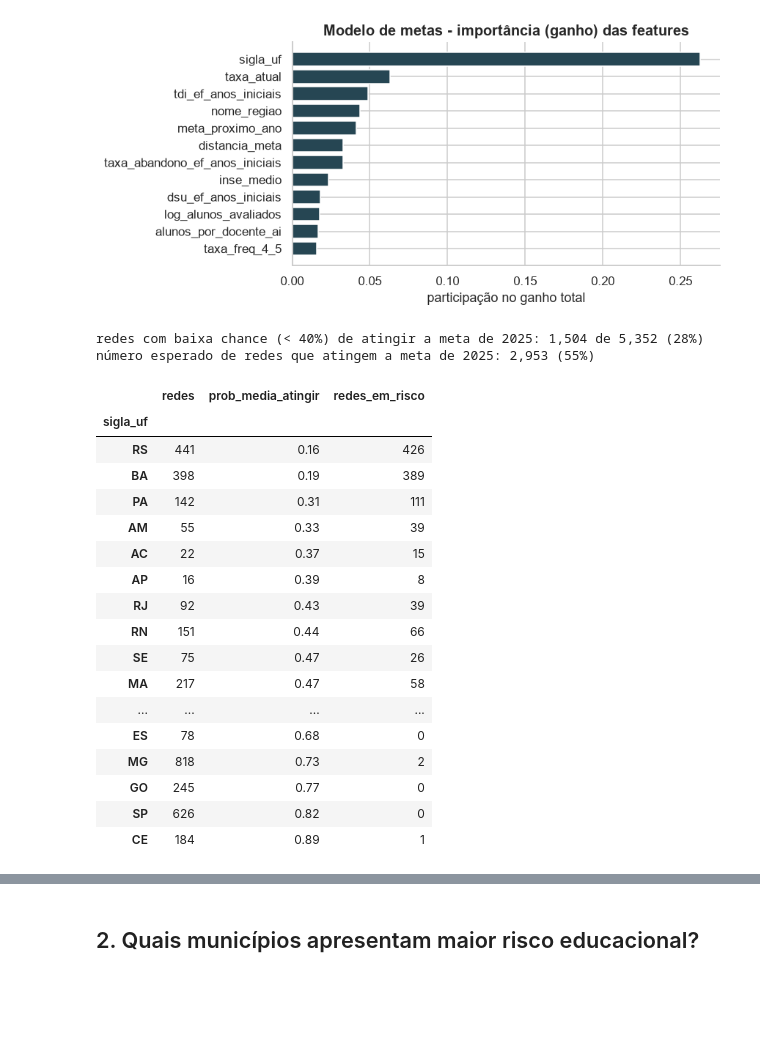
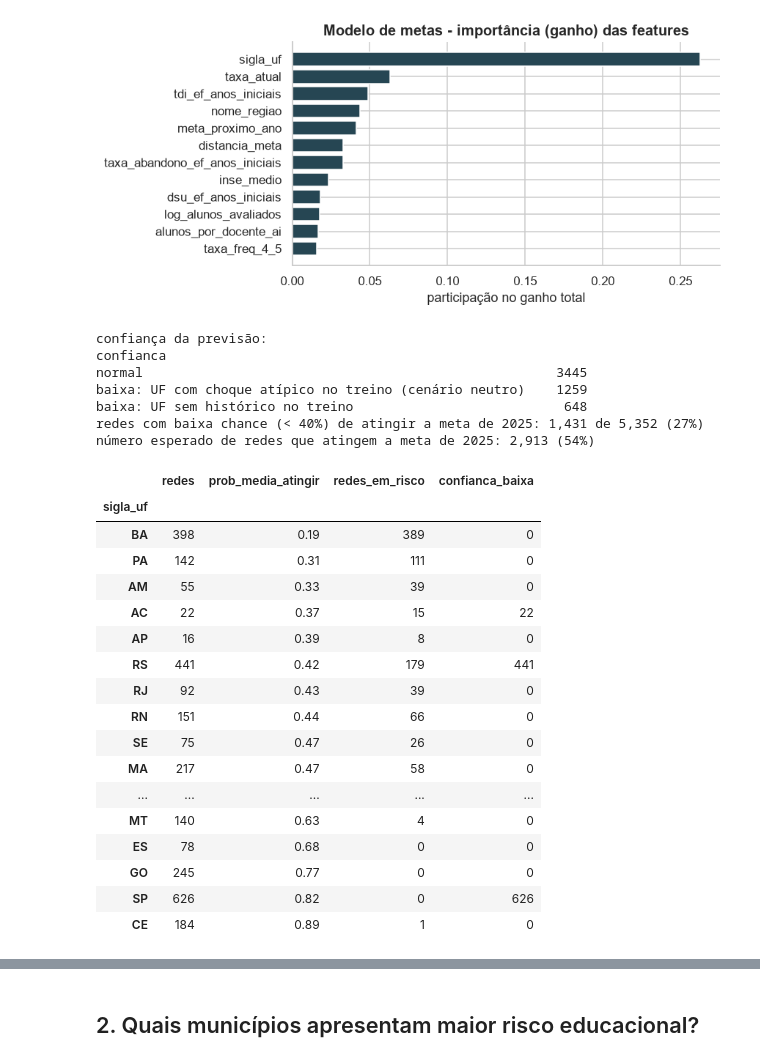
Before and after one commit to eliaslopesjr1-maker/tech-challenge-fase3-alfabetizacao, a Jupyter notebook: notebooks/04_aplicacao_estrategica.ipynb, the cells around one changed output, grey strips where cells are left out. Drawn from its saved outputs; the diff is of its cells as text; code cells hidden in the pictures; blank space fills up the shorter version.

```diff
--- a/notebooks/04_aplicacao_estrategica.ipynb
+++ b/notebooks/04_aplicacao_estrategica.ipynb
@@ -87,6 +111,8 @@ sensibilidade.round(2)
 # %%
-pipeline_metas, proba_meta_2025 = mm.treinar_e_prever(treino_metas, futuro)
-futuro["proba_atingir_meta_2025"] = proba_meta_2025
+pipeline_metas, _ = mm.treinar_e_prever(treino_metas, futuro)
+cenarios = mm.prever_com_cenarios(treino_metas, futuro)
+futuro = futuro.join(cenarios)
+futuro["proba_atingir_meta_2025"] = futuro["proba_atingir_meta"]
 
 nomes_features = pipeline_metas.named_steps["prep"].get_feature_names_out()
 importancia = (
@@ -104,34 +130,42 @@ grafico_barras(importancia, top=12, titulo="Modelo de metas - importância (ganh
 # %%
 previsao_uf = futuro.groupby("sigla_uf").agg(
     redes=("id_municipio", "size"),
     prob_media_atingir=("proba_atingir_meta_2025", "mean"),
     redes_em_risco=("proba_atingir_meta_2025", lambda p: (p < 0.4).sum()),
+    confianca_baixa=("confianca", lambda c: (c != "normal").sum()),
 ).sort_values("prob_media_atingir")
+print("confiança da previsão:")
+print(futuro["confianca"].value_counts().to_string())
 print(f"redes com baixa chance (< 40%) de atingir a meta de 2025: {(futuro['proba_atingir_meta_2025'] < 0.4).sum():,} "
       f"de {len(futuro):,} ({(futuro['proba_atingir_meta_2025'] < 0.4).mean():.0%})")
 print(f"número esperado de redes que atingem a meta de 2025: {futuro['proba_atingir_meta_2025'].sum():,.0f} "
       f"({futuro['proba_atingir_meta_2025'].mean():.0%})")
 previsao_uf.round(2)
 # %% [output]
-redes com baixa chance (< 40%) de atingir a meta de 2025: 1,504 de 5,352 (28%)
-número esperado de redes que atingem a meta de 2025: 2,953 (55%)
+confiança da previsão:
+confianca
+normal                                                     3445
+baixa: UF com choque atípico no treino (cenário neutro)    1259
+baixa: UF sem histórico no treino                           648
+redes com baixa chance (< 40%) de atingir a meta de 2025: 1,431 de 5,352 (27%)
+número esperado de redes que atingem a meta de 2025: 2,913 (54%)
-|  | redes | prob_media_atingir | redes_em_risco |
-| sigla_uf |  |  |  |
-| RS | 441 | 0.16 | 426 |
-| BA | 398 | 0.19 | 389 |
-| PA | 142 | 0.31 | 111 |
-| AM | 55 | 0.33 | 39 |
-| AC | 22 | 0.37 | 15 |
-| AP | 16 | 0.39 | 8 |
-| RJ | 92 | 0.43 | 39 |
-| RN | 151 | 0.44 | 66 |
-| SE | 75 | 0.47 | 26 |
-| MA | 217 | 0.47 | 58 |
-| ... | ... | ... | ... |
-| ES | 78 | 0.68 | 0 |
-| MG | 818 | 0.73 | 2 |
-| GO | 245 | 0.77 | 0 |
-| SP | 626 | 0.82 | 0 |
-| CE | 184 | 0.89 | 1 |
+|  | redes | prob_media_atingir | redes_em_risco | confianca_baixa |
+| sigla_uf |  |  |  |  |
+| BA | 398 | 0.19 | 389 | 0 |
+| PA | 142 | 0.31 | 111 | 0 |
+| AM | 55 | 0.33 | 39 | 0 |
+| AC | 22 | 0.37 | 15 | 22 |
+| AP | 16 | 0.39 | 8 | 0 |
+| RS | 441 | 0.42 | 179 | 441 |
+| RJ | 92 | 0.43 | 39 | 0 |
+| RN | 151 | 0.44 | 66 | 0 |
+| SE | 75 | 0.47 | 26 | 0 |
+| MA | 217 | 0.47 | 58 | 0 |
+| ... | ... | ... | ... | ... |
+| MT | 140 | 0.63 | 4 | 0 |
+| ES | 78 | 0.68 | 0 | 0 |
+| GO | 245 | 0.77 | 0 | 0 |
+| SP | 626 | 0.82 | 0 | 626 |
+| CE | 184 | 0.89 | 1 | 0 |
 # %%
 colunas_saida = ["id_municipio", "nome_municipio", "sigla_uf", "taxa_atual", "meta_proximo_ano",
```
Also changed, not shown: parts of 12 cells of this notebook, 6 other files.
